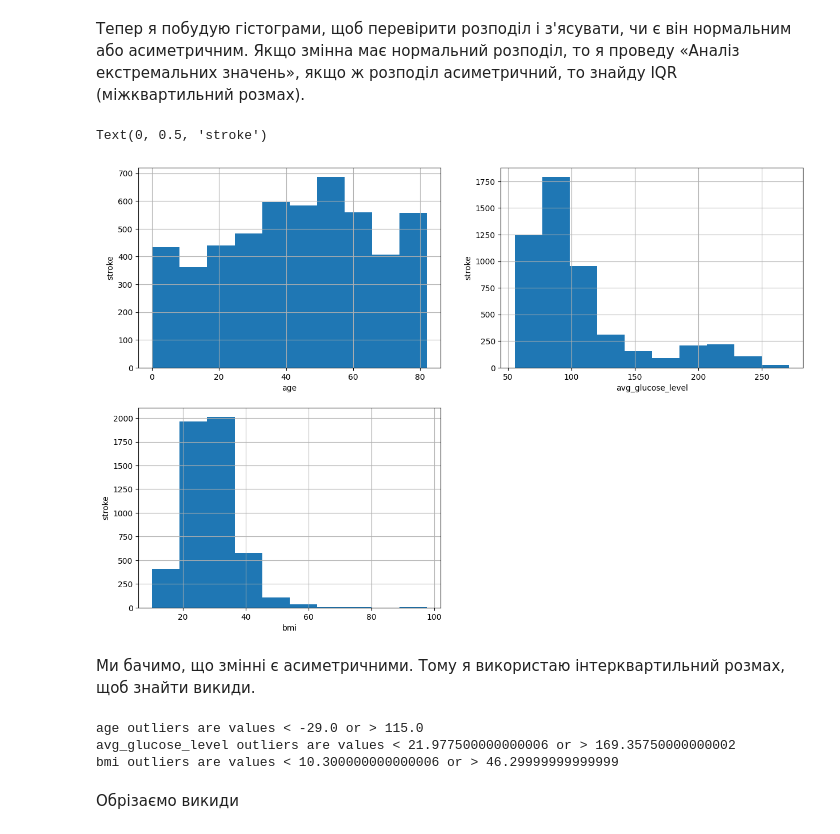
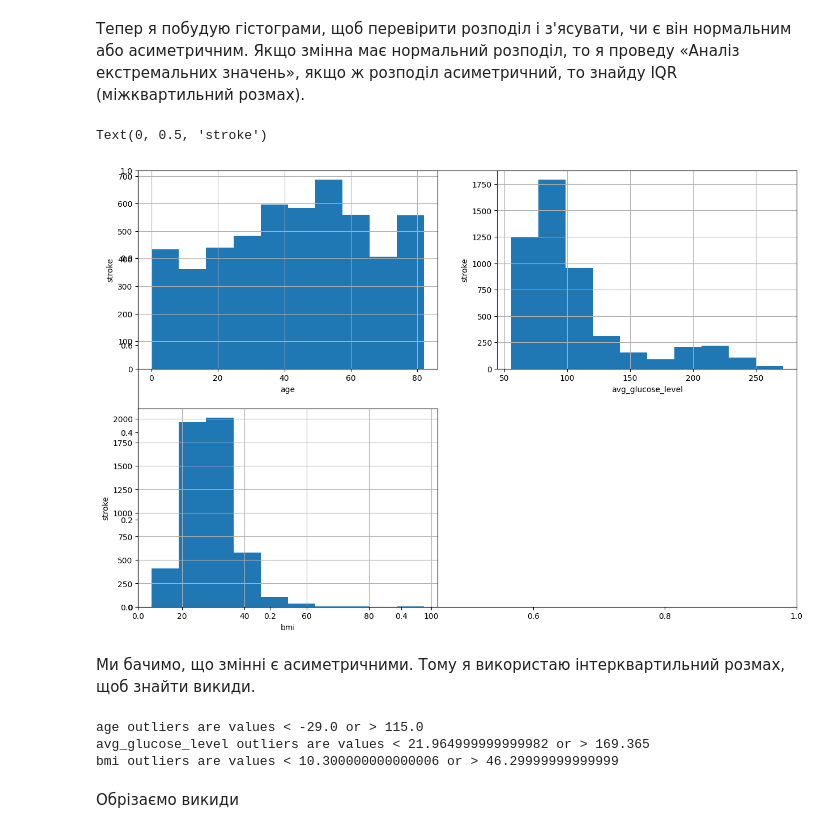
Before and after one commit to MariiaSam/Stroke-Prediction, a Jupyter notebook: Stroke_Prediction.ipynb, the cells around one changed output. Saved outputs shown, nothing was run; the diff lists cells and outputs as text; code cells hidden in the pictures.

```diff
--- a/Stroke_Prediction.ipynb
+++ b/Stroke_Prediction.ipynb
@@ -144,3 +145,7 @@ Feature ever_married has 2 labels
 Feature work_type has 5 labels
 Feature Residence_type has 2 labels
 Feature smoking_status has 4 labels
+# %%
+df = df[df['gender'] != 'Other']
+
+df
@@ -238,25 +264,27 @@ Text(0, 0.5, 'bmi')
 Тепер я побудую гістограми, щоб перевірити розподіл і з'ясувати, чи є він нормальним або асиметричним. Якщо змінна має нормальний розподіл, то я проведу «Аналіз екстремальних значень», якщо ж розподіл асиметричний, то знайду IQR (міжквартильний розмах).
 # %%
 plt.figure(figsize=(15,10))
+
+sns.countplot(palette='bright')
 
 plt.subplot(2, 2, 1)
 fig = df.age.hist(bins=10)
 fig.set_xlabel('age')
 fig.set_ylabel('stroke')
 
 plt.subplot(2, 2, 2)
 fig = df.avg_glucose_level.hist(bins=10)
 fig.set_xlabel('avg_glucose_level')
 fig.set_ylabel('stroke')
 
 
 plt.subplot(2, 2, 3)
 fig = df.bmi.hist(bins=10)
 fig.set_xlabel('bmi')
 fig.set_ylabel('stroke')
 # %% [output]
 Text(0, 0.5, 'stroke')
-[figure, old version]
+[figure, new version]
 # %% [markdown]
 Ми бачимо, що змінні є асиметричними. Тому я використаю інтерквартильний розмах, щоб знайти викиди.
 # %%
@@ -277,7 +305,7 @@ bmi_upper_fence = df.bmi.quantile(0.75) + (bmi_IQR * 1.5)
 print('bmi outliers are values < {lowerboundary} or > {upperboundary}'.format(lowerboundary=bmi_lower_fence, upperboundary=bmi_upper_fence))
 # %% [output]
 age outliers are values < -29.0 or > 115.0
-avg_glucose_level outliers are values < 21.977500000000006 or > 169.35750000000002
+avg_glucose_level outliers are values < 21.964999999999982 or > 169.365
 bmi outliers are values < 10.300000000000006 or > 46.29999999999999
 # %% [markdown]
 Обрізаємо викиди
```
Also changed, not shown: parts of 20 cells of this notebook.
